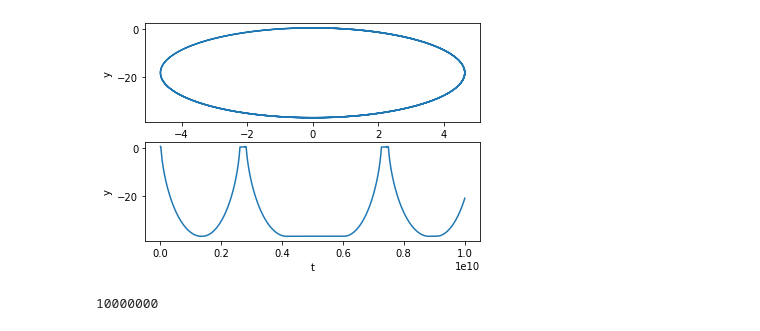
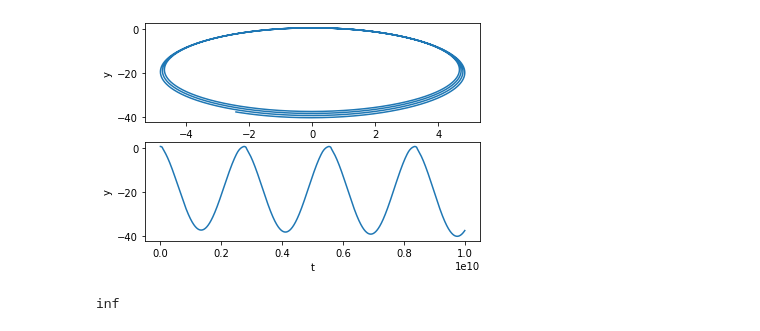
Before and after one commit to matix0508/MOFiT, a Jupyter notebook: lab2/sheet.ipynb, the cells around one changed output. Drawn from its saved outputs; the diff is of its cells as text; code cells hidden in the pictures.

```diff
--- a/lab2/sheet.ipynb
+++ b/lab2/sheet.ipynb
@@ -16,7 +16,7 @@ def error(x1: np.ndarray, x2: np.ndarray, n: int) -> float:
     u = (x1 - x2) / (2**n-1)
     output = u.max()
     if output == 0:
-        return 1e-15
+        return 1e-6
     else:
         return abs(output)
 # %%
@@ -33,10 +33,10 @@ class Euler:
         self.update_params(tmax, dt, tol)
 
     def update_params(self, tmax: int, dt: float, tol: float):
-        num = int(tmax//dt)
-        self.x = np.zeros((num, 2))
-        self.v = np.zeros((num, 2))
-        self.t = np.linspace(0, tmax, num=num)
+        self.tmax = tmax
+        self.x = np.zeros((BUFFOR, 2))
+        self.v = np.zeros((BUFFOR, 2))
+        self.t = np.zeros(BUFFOR)
         self.tol = tol
         self.dt = dt
 
@@ -49,16 +49,16 @@ class Euler:
     def set_new_values(self, x: np.ndarray, v: np.ndarray, i):
         self.x[i] = x
         self.v[i] = v
+        self.t[i] = self.t[i-1] + self.dt
 
     def calculate(self):
-        for i in range(len(self.t)):
-            if i == 0:
-                self.set_new_values(x0, v0, 0)
-                continue
-
+        self.set_new_values(x0, v0, 0)
+        i = 1
+        while self.t[i-1] < self.tmax:
             x, v = self.get_next_step(self.x[i-1], self.v[i-1], self.dt)
             if self.tol is None:
                 self.set_new_values(x, v, i)
+                i+=1
                 continue
             xp1, vp1 = self.get_next_step(self.x[i-1], self.v[i-1], self.dt/2)
             xp2, vp2 = self.get_next_step(xp1, vp1, self.dt/2)
@@ -72,6 +72,10 @@ class Euler:
                 self.dt = 0.9 * self.dt*(self.tol / eps)**(1/2)
 
             self.set_new_values(xp2, vp2, i)
+            i+=1
+        self.x = self.x[:i]
+        self.v = self.v[:i]
+        self.t = self.t[:i]
 # %%
 class RK4:
     def __init__(self, tmax: int, dt: float, tol: float = None):
@@ -163,7 +167,7 @@ class Plotter:
         ax1.plot(self.solver.x[:, 0]/AU, self.solver.x[:, 1]/AU)
         ax1.set_xlabel('x')
         ax1.set_ylabel('y')
-        ax2.plot(self.solver.t, self.solver.x[:, 1]/AU)
+        ax2.plot(np.linspace(0, self.solver.tmax, num=len(self.solver.x)), self.solver.x[:, 1]/AU)
         ax2.set_xlabel('t')
         ax2.set_ylabel('y')
         fig.savefig(f"{self.dir}/{filename}.png")
@@ -173,37 +177,37 @@ class Handler:
         self.dir = "output"
 
     def euler_fixed_dt(self):
-        solver = Euler(500000000, 2000)
+        solver = Euler(10000000000, 2000)
         solver.calculate()
         plotter = Plotter(solver, self.dir)
         plotter.plot("euler_fixed")
         return solver
 
     def euler_changing_dt(self):
-        solver = Euler(500000000, 2000, 500)
+        solver = Euler(10000000000, 100, 1000)
         solver.calculate()
         plotter = Plotter(solver, self.dir)
         plotter.plot("euler_changing")
         return solver
 
     def rk4_fixed_dt(self):
-        solver = RK4(5000000000, 2000)
+        solver = RK4(10000000000, 2000)
         solver.calculate()
         plotter = Plotter(solver, self.dir)
         plotter.plot("rk4_fixed")
         return solver
     def rk4_changing_dt(self):
-        solver = RK4(10000000000, 2000, 100)
+        solver = RK4(10000000000, 20, 1000)
         solver.calculate()
         plotter = Plotter(solver, self.dir)
-        plotter.plot("rk4_fixed")
+        plotter.plot("rk4_changing")
         return solver
 # %%
 h = Handler()
-s2 = h.rk4_changing_dt()
+s2 = h.euler_changing_dt()
 # %% [output]
-[figure, old version]
+[figure, new version]
-# %%
-BUFFOR
-# %% [output]
-10000000
+# %%
+s2.dt
+# %% [output]
+inf
```
